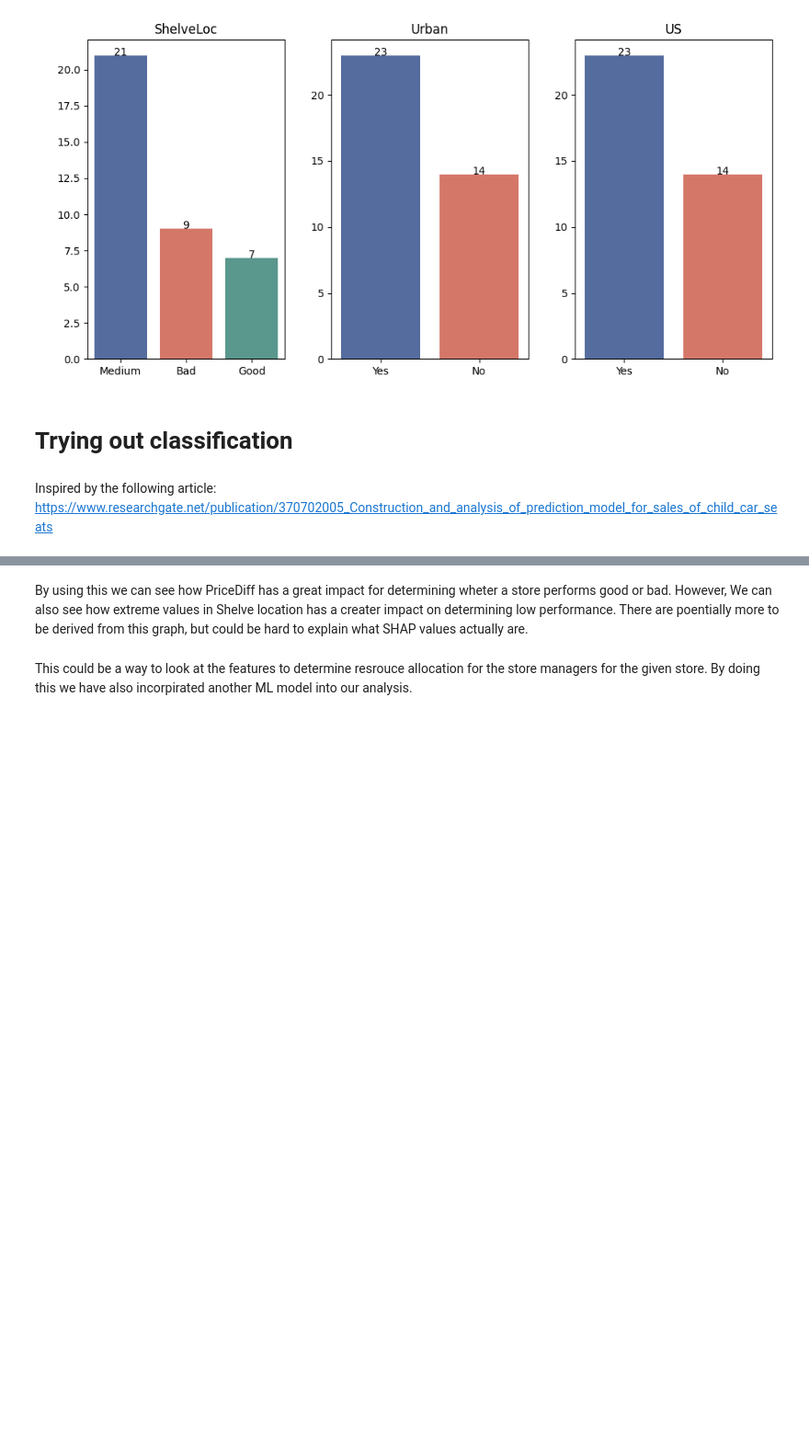
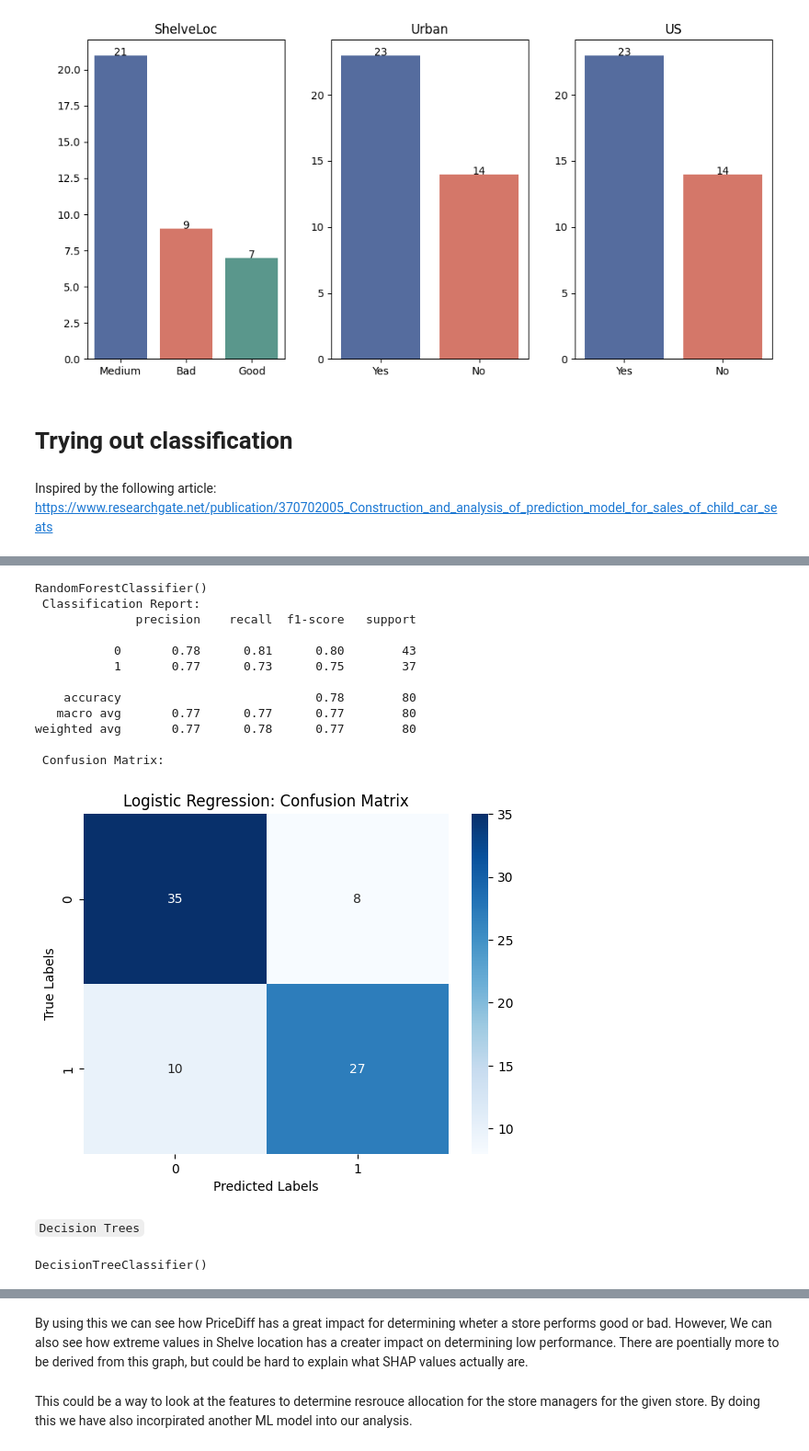
Before and after one commit to fredrik998/AppliedMachineLearning, a Jupyter notebook: Codes/FredrikCodes.ipynb, the cells around one changed output, grey strips where cells are left out. Shown at 92% size. Cells and saved outputs as stored; diff of their text form; code cells hidden in the pictures; blank space fills up the shorter version.

```diff
--- a/Codes/FredrikCodes.ipynb
+++ b/Codes/FredrikCodes.ipynb
@@ -652,0 +697,26 @@ Accuracy: 0.8375
+# %%
+# Evaluating the results
+y_pred_rf = rf.predict(X_test_cf)
+evaluate(y_test_cf, y_pred_rf, rf)
+# %% [output]
+RandomForestClassifier()
+ Classification Report:
+              precision    recall  f1-score   support
+
+           0       0.78      0.81      0.80        43
+           1       0.77      0.73      0.75        37
+
+    accuracy                           0.78        80
+   macro avg       0.77      0.77      0.77        80
+weighted avg       0.77      0.78      0.77        80
+
+ Confusion Matrix:
+[figure, added]
+# %% [markdown]
+`Decision Trees`
+# %%
+# Initialising Random Forest
+dt = DecisionTreeClassifier()
+dt.fit(X_train_cf, y_train_cf)
+# %% [output]
+DecisionTreeClassifier()
```
Also changed, not shown: parts of 25 cells of this notebook.
